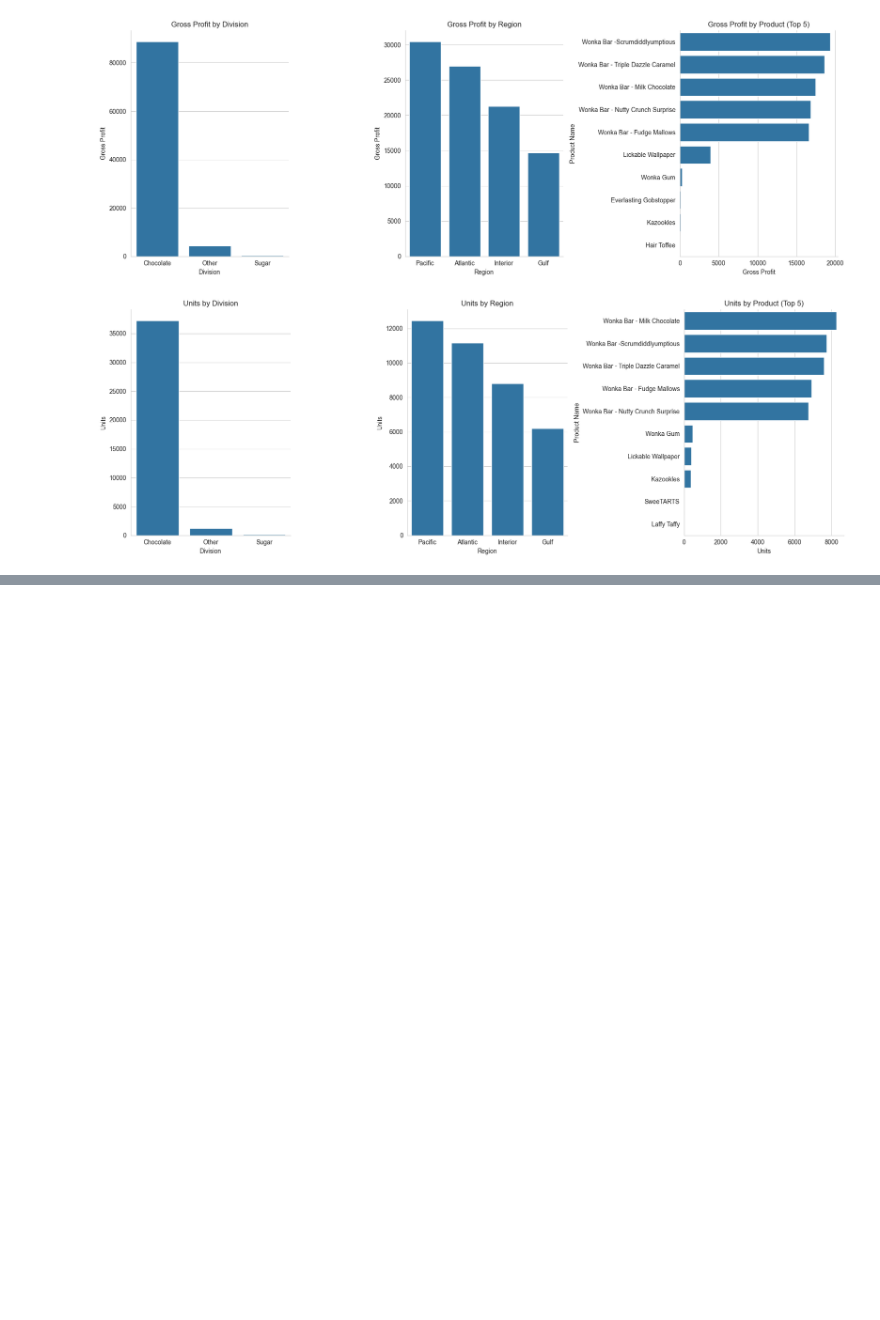
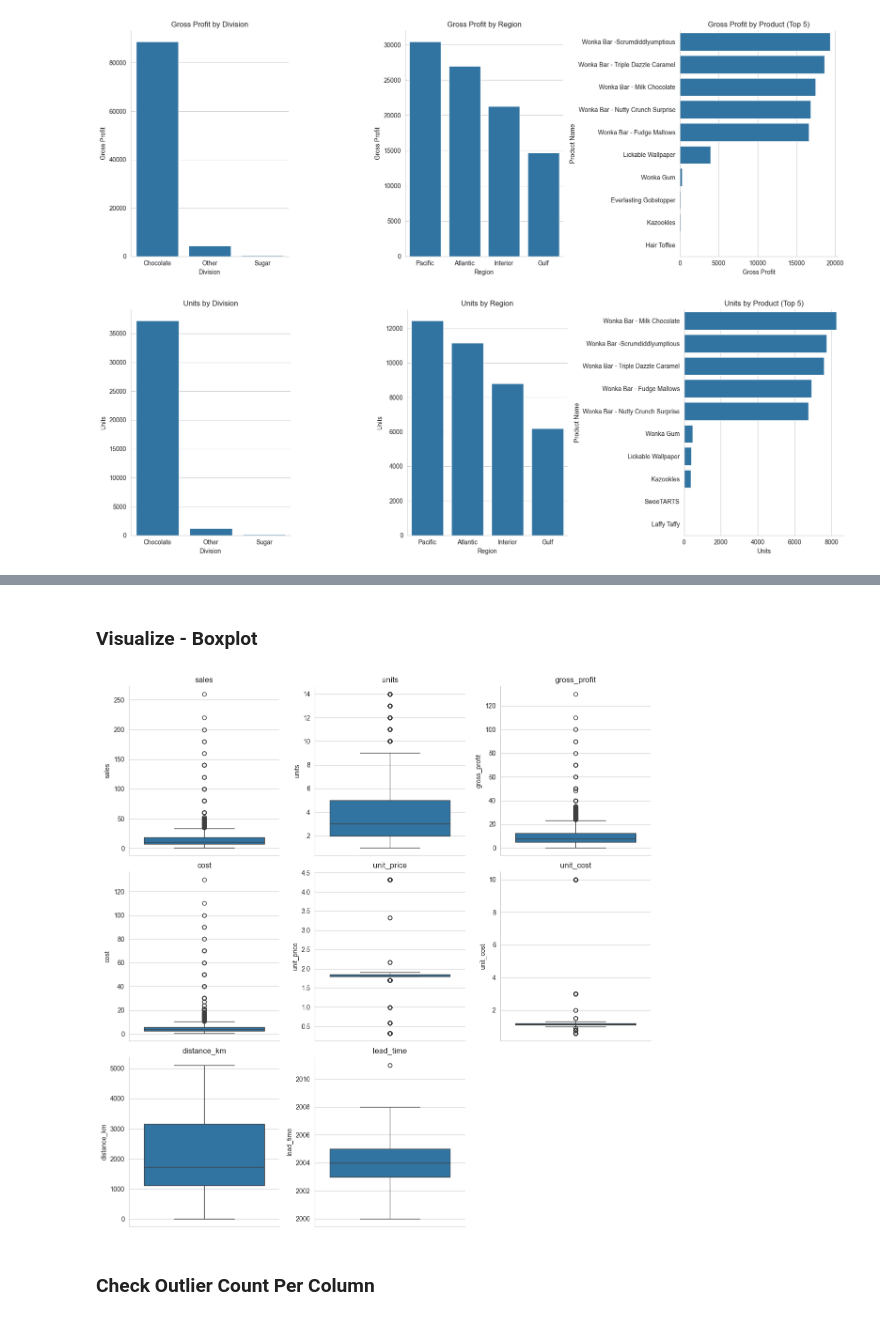
Before and after one commit to jastro-dev/operational-efficiency-and-predictive-analytics-candy-distribution, a Jupyter notebook: main_notebook.ipynb, the cells around one changed output, grey strips where cells are left out. Drawn from its saved outputs; the diff is of its cells as text; code cells hidden in the pictures; blank space fills up the shorter version.

```diff
--- a/main_notebook.ipynb
+++ b/main_notebook.ipynb
@@ -781,0 +1218,16 @@ plt.show()
+# %% [markdown]
+### Visualize - Boxplot
+# %%
+fig = plt.figure(figsize=(12, 12))
+for i, col in enumerate(continuous_cols):
+    ax = fig.add_subplot(3, 3, i+1)
+    sns.boxplot(data=df_encoded, y=col)
+    ax.set_title(col)
+
+plt.tight_layout()
+sns.despine()
+plt.show()
+# %% [output]
+[figure, added]
+# %% [markdown]
+### Check Outlier Count Per Column
```
Also changed, not shown: parts of 64 cells of this notebook.
